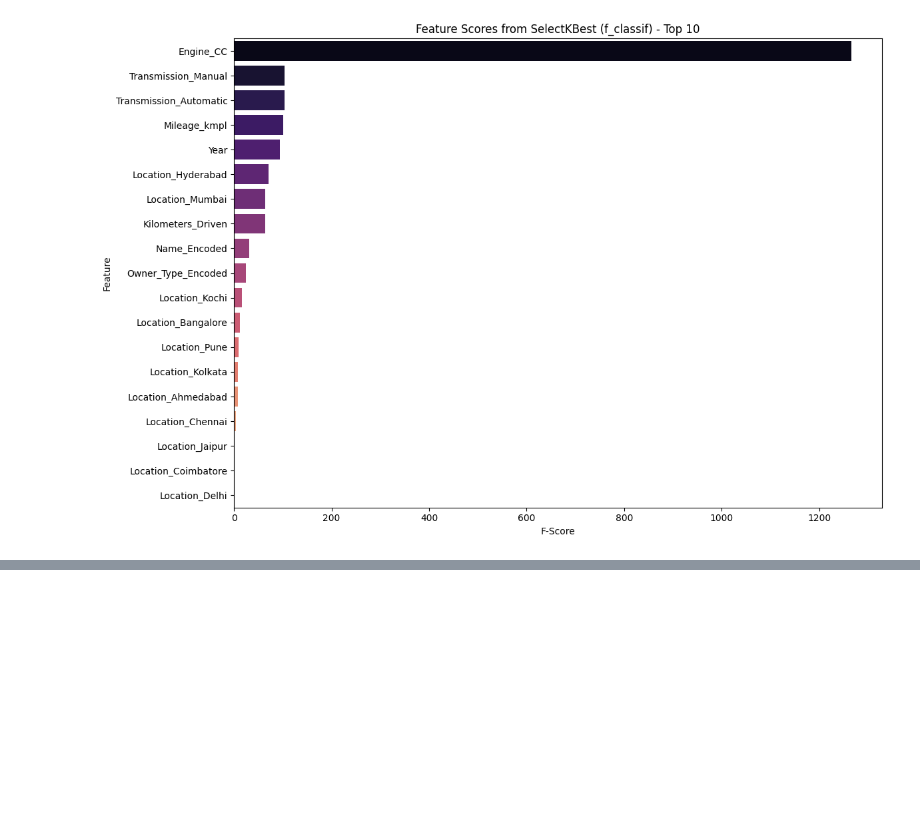
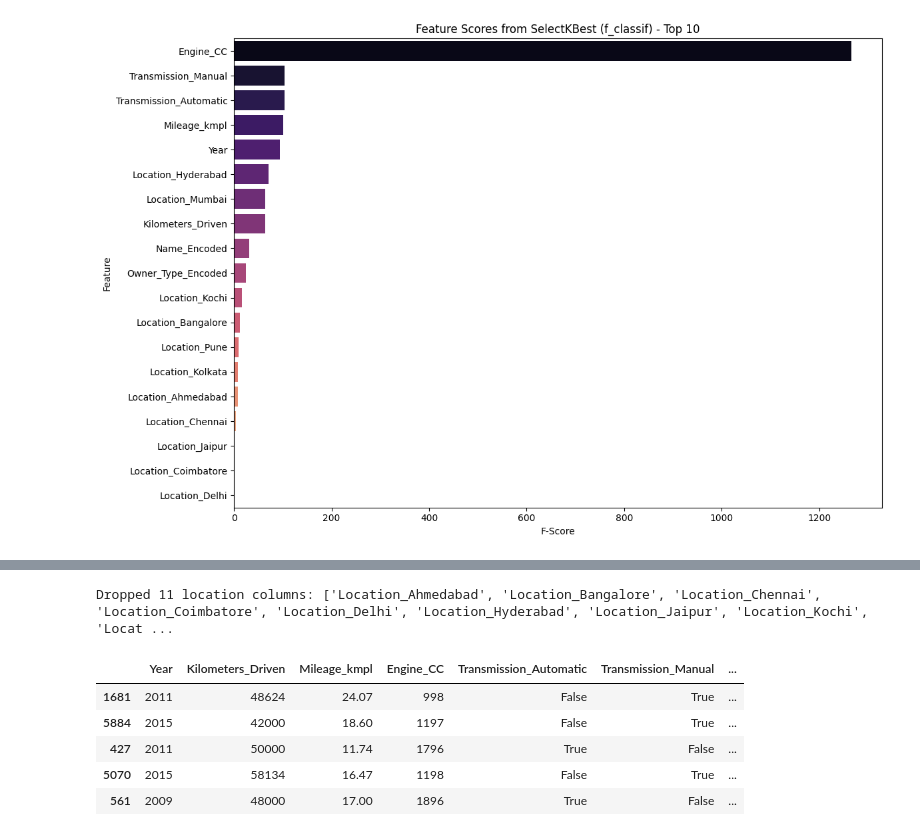
Before and after one commit to AnnabelleMcSharry/AI-ML-Car-Data, a Jupyter notebook: Task1.ipynb, the cells around one changed output, grey strips where cells are left out. Cells and saved outputs as stored; diff of their text form; code cells hidden in the pictures; blank space fills up the shorter version.

```diff
--- a/Task1.ipynb
+++ b/Task1.ipynb
@@ -359,12 +359,16 @@ Another common approach to feature selection is to use univariate statistical te
 # %%
 import pandas as pd
 from sklearn.feature_selection import SelectKBest, f_classif
+from sklearn.model_selection import train_test_split
 import matplotlib.pyplot as plt
 import seaborn as sns
 
 # Ensure X and y are properly defined (from previous cells)
 # X = Cars.drop('label', axis=1)
 # y = Cars['label']
+
+# Split the data into training and testing sets
+X_train, X_test, y_train, y_test = train_test_split(X, y, test_size=0.2, random_state=42)
 
 # Initialize SelectKBest to select the top k features (e.g., top 10 for now)
 # You can adjust 'k' based on your preference and the results.
@@ -460,0 +428,22 @@ Based on our `SelectKBest` analysis, we have identified a subset of features tha
+# %%
+import re
+
+# Identify columns that represent location labels
+location_columns = [col for col in X_train.columns if re.match(r'Location_.*', col)]
+
+# Drop these columns from X_train and X_test to create reduced datasets
+X_train_reduced = X_train.drop(columns=location_columns)
+X_test_reduced = X_test.drop(columns=location_columns)
+
+print(f"Dropped {len(location_columns)} location columns: {location_columns}")
+
+
+display(X_train_reduced.head())
+# %% [output]
+Dropped 11 location columns: ['Location_Ahmedabad', 'Location_Bangalore', 'Location_Chennai', 'Location_Coimbatore', 'Location_Delhi', 'Location_Hyderabad', 'Location_Jaipur', 'Location_Kochi', 'Locat ...
+|  | Year | Kilometers_Driven | Mileage_kmpl | Engine_CC | Transmission_Automatic | Transmission_Manual | ... |
+| 1681 | 2011 | 48624 | 24.07 | 998 | False | True | ... |
+| 5884 | 2015 | 42000 | 18.60 | 1197 | False | True | ... |
+| 427 | 2011 | 50000 | 11.74 | 1796 | True | False | ... |
+| 5070 | 2015 | 58134 | 16.47 | 1198 | False | True | ... |
+| 561 | 2009 | 48000 | 17.00 | 1896 | True | False | ... |
```
Also changed, not shown: parts of 3 cells of this notebook.
